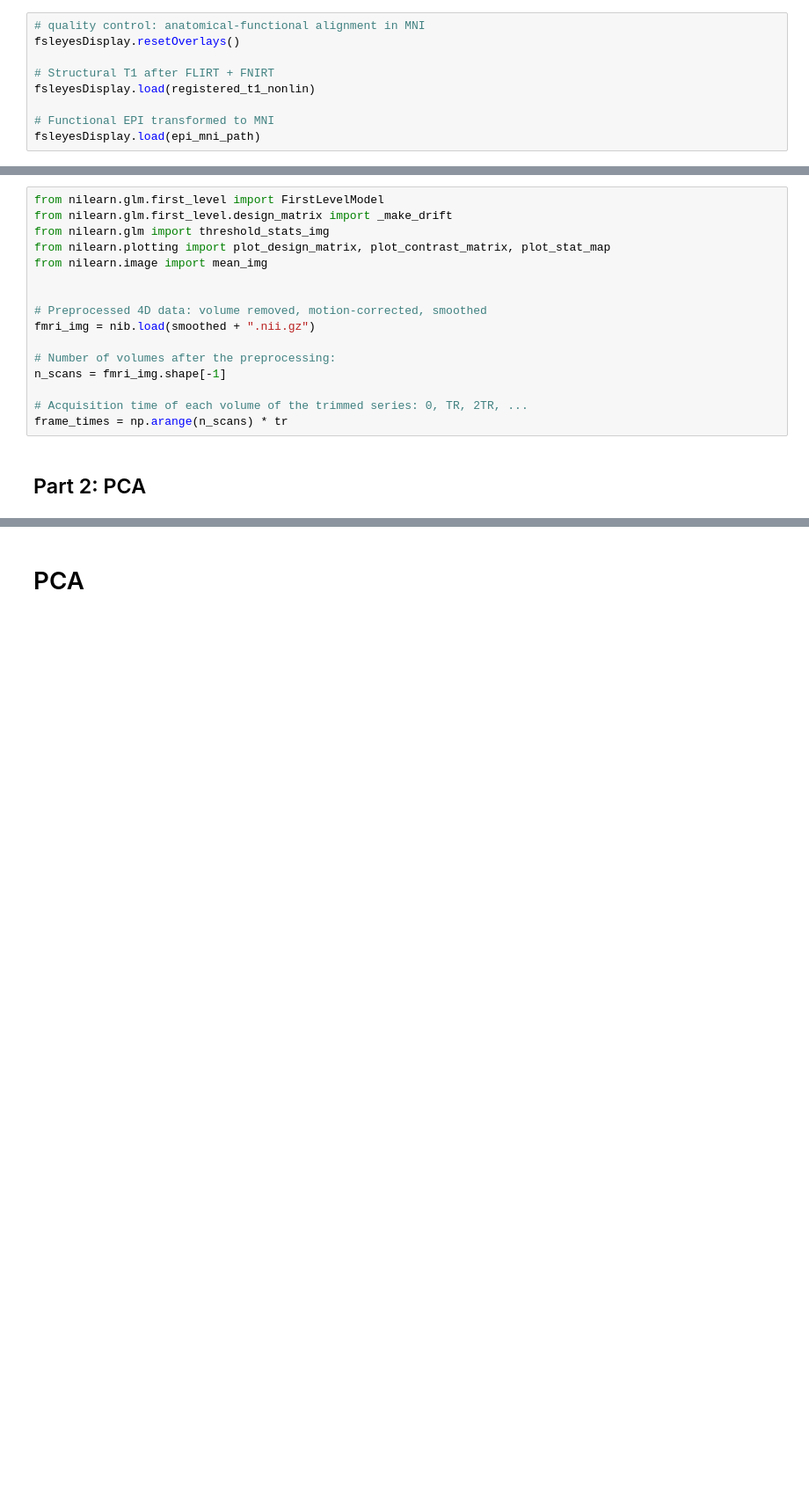
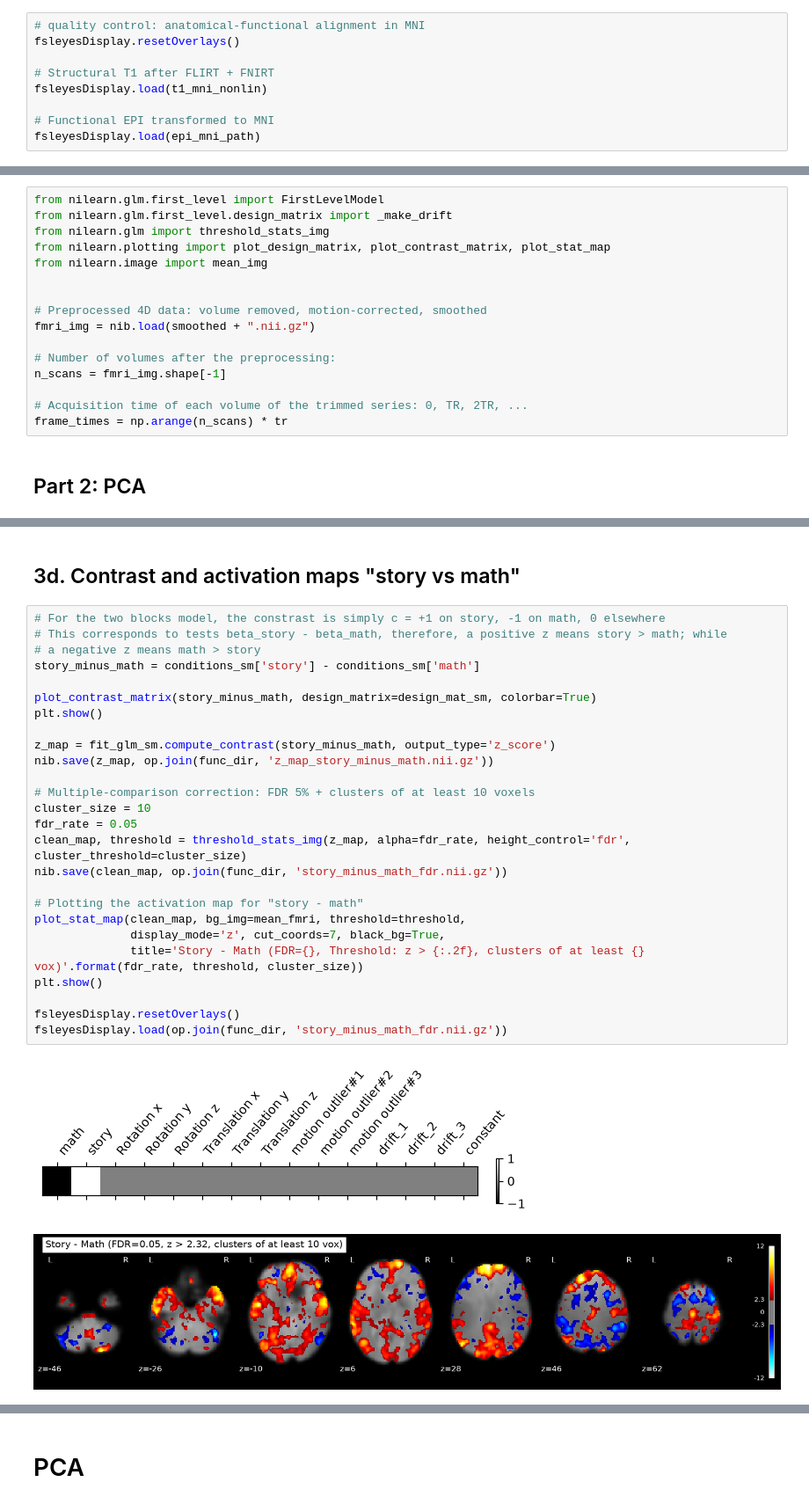
Before and after one commit to riccardobonagura/NSSP_project_1, a Jupyter notebook: GroupAI_code.ipynb, the cells around one changed output, grey strips where cells are left out. Shown at 88% size. Saved outputs shown, nothing was run; the diff lists cells and outputs as text; blank space fills up the shorter version.

```diff
--- a/GroupAI_code.ipynb
+++ b/GroupAI_code.ipynb
@@ -754,7 +705,7 @@ Output exists: True
 fsleyesDisplay.resetOverlays()
 
 # Structural T1 after FLIRT + FNIRT
-fsleyesDisplay.load(registered_t1_nonlin)
+fsleyesDisplay.load(t1_mni_nonlin)
 
 # Functional EPI transformed to MNI
 fsleyesDisplay.load(epi_mni_path)
@@ -795,0 +983,31 @@ frame_times = np.arange(n_scans) * tr
+# %% [markdown]
+## 3d. Contrast and activation maps "story vs math"
+# %%
+# For the two blocks model, the constrast is simply c = +1 on story, -1 on math, 0 elsewhere
+# This corresponds to tests beta_story - beta_math, therefore, a positive z means story > math; while
+# a negative z means math > story
+story_minus_math = conditions_sm['story'] - conditions_sm['math']
+
+plot_contrast_matrix(story_minus_math, design_matrix=design_mat_sm, colorbar=True)
+plt.show()
+
+z_map = fit_glm_sm.compute_contrast(story_minus_math, output_type='z_score')
+nib.save(z_map, op.join(func_dir, 'z_map_story_minus_math.nii.gz'))
+
+# Multiple-comparison correction: FDR 5% + clusters of at least 10 voxels
+cluster_size = 10
+fdr_rate = 0.05
+clean_map, threshold = threshold_stats_img(z_map, alpha=fdr_rate, height_control='fdr', cluster_threshold=cluster_size)
+nib.save(clean_map, op.join(func_dir, 'story_minus_math_fdr.nii.gz'))
+
+# Plotting the activation map for "story - math"
+plot_stat_map(clean_map, bg_img=mean_fmri, threshold=threshold,
+              display_mode='z', cut_coords=7, black_bg=True,
+              title='Story - Math (FDR={}, Threshold: z > {:.2f}, clusters of at least {} vox)'.format(fdr_rate, threshold, cluster_size))
+plt.show()
+
+fsleyesDisplay.resetOverlays()
+fsleyesDisplay.load(op.join(func_dir, 'story_minus_math_fdr.nii.gz'))
+# %% [output]
+[figure, added]
+[figure, added]
```
Also changed, not shown: parts of 54 cells of this notebook, 1 other file.
